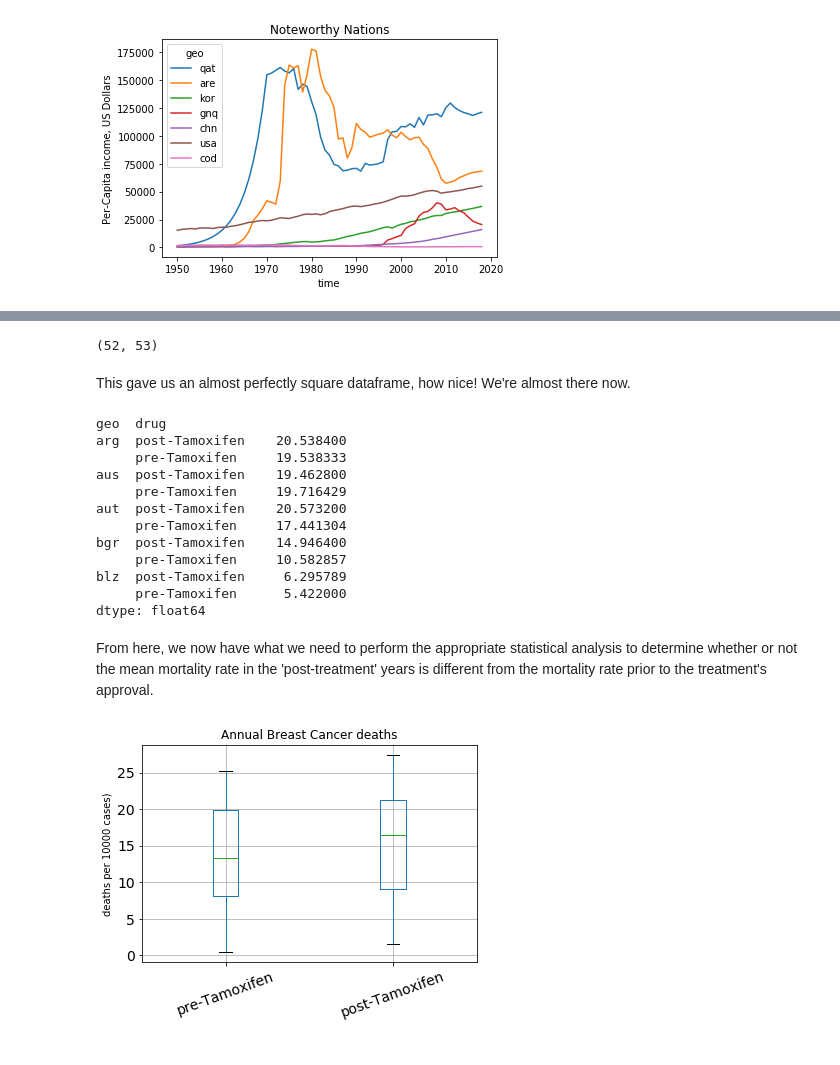
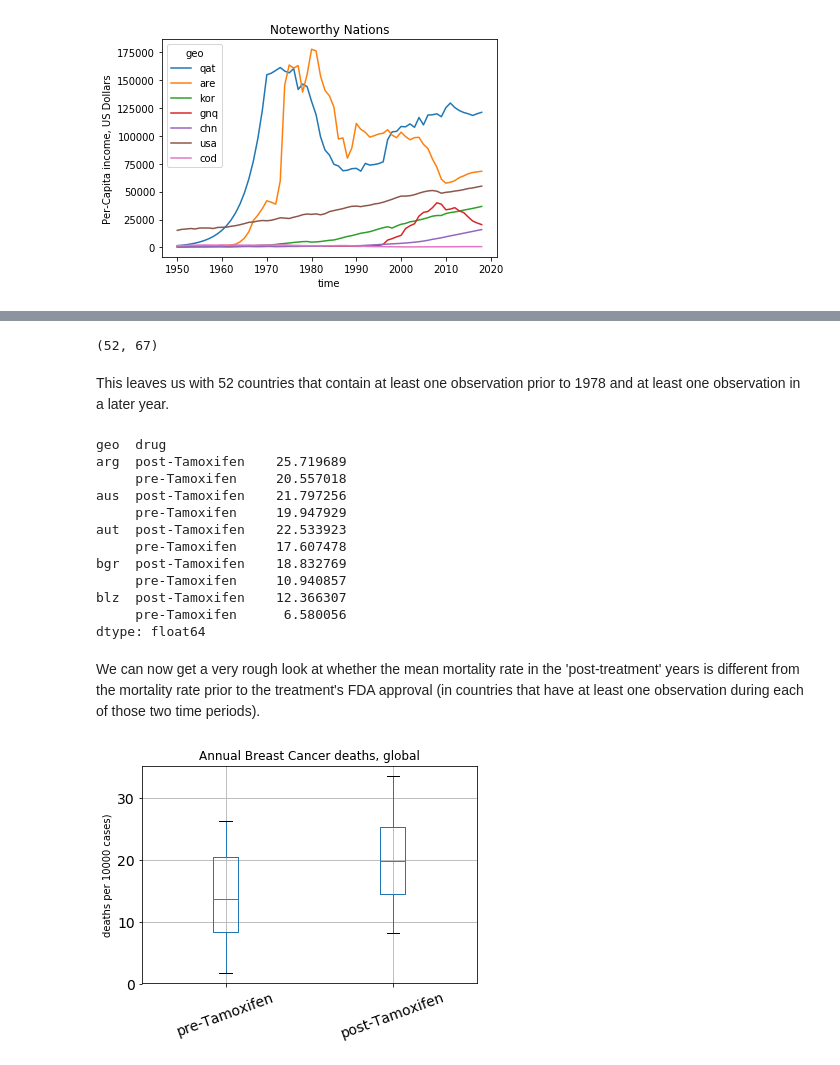
Before and after one commit to njcaminiti/gapminder--systema_globalis, a Jupyter notebook: Investigate_a_Dataset.ipynb, the cells around one changed output, grey strips where cells are left out. Saved outputs shown, nothing was run; the diff lists cells and outputs as text; code cells hidden in the pictures.

Commit message:
Update question 3 analysis

```diff
--- a/Investigate_a_Dataset.ipynb
+++ b/Investigate_a_Dataset.ipynb
@@ -363,8 +373,6 @@ We will attempt to get some insight into this research question by looking at th
 # %%
-# First, we filter out our target indicator and then drop the years in which all values are missing.
-# (countries with no data will be dropped as a result of the filter operation itself)
-# This will allow us to see how much data is available on this particular indicator.
-bcancer = master.filter(regex='breast_cancer.deaths', axis=0).dropna(how='all', axis=1)
+bcancer = master.filter(regex='breast_cancer.deaths',
+                        axis=0).dropna(how='all', axis=1)
 bcancer.index = bcancer.index.droplevel(1)
 print(bcancer.shape)
 print(bcancer.columns)
@@ -417,38 +427,38 @@ Looks like 23 of our remaining countries don't have any data prior to 1978, so w
 # %%
-bcancer = bcancer[bcancer.T.loc[:1977].notna().sum() > 1]
+bcancer = bcancer[bcancer.T.loc[:1978].notna().sum() > 1]
 bcancer.shape
 # %% [output]
-(52, 53)
+(52, 67)
-# %% [markdown]
-This gave us an almost perfectly square dataframe, how nice! We're almost there now.
+# %% [markdown]
+This leaves us with 52 countries that contain at least one observation prior to 1978 and at least one observation in a later year.
 # %%
 # Create group labels
 bcancer = bcancer.T.astype(float)
 bcancer.loc[:1978, 'drug'] = 'pre-Tamoxifen'
 bcancer.loc[1978:, 'drug'] = 'post-Tamoxifen'
 
-# take a look at the means by group to see if our operations worked
+# take a look at the means by group to ensure the grouping operation worked
 allstats = bcancer.groupby('drug').mean()
 allstats.unstack().head(10)
 # %% [output]
 geo  drug
-arg  post-Tamoxifen    20.538400
-     pre-Tamoxifen     19.538333
-aus  post-Tamoxifen    19.462800
-     pre-Tamoxifen     19.716429
-aut  post-Tamoxifen    20.573200
-     pre-Tamoxifen     17.441304
-bgr  post-Tamoxifen    14.946400
-     pre-Tamoxifen     10.582857
-blz  post-Tamoxifen     6.295789
-     pre-Tamoxifen      5.422000
+arg  post-Tamoxifen    25.719689
+     pre-Tamoxifen     20.557018
+aus  post-Tamoxifen    21.797256
+     pre-Tamoxifen     19.947929
+aut  post-Tamoxifen    22.533923
+     pre-Tamoxifen     17.607478
+bgr  post-Tamoxifen    18.832769
+     pre-Tamoxifen     10.940857
+blz  post-Tamoxifen    12.366307
+     pre-Tamoxifen      6.580056
 dtype: float64
 # %% [markdown]
-From here, we now have what we need to perform the appropriate statistical analysis to determine whether or not the mean mortality rate in the 'post-treatment' years is different from the mortality rate prior to the treatment's approval.
+We can now get a very rough look at whether the mean mortality rate in the 'post-treatment' years is different from the mortality rate prior to the treatment's FDA approval (in countries that have at least one observation during each of those two time periods).
 # %%
 allstats.T[['pre-Tamoxifen', 'post-Tamoxifen']].boxplot(rot=20, fontsize=14)
-plt.title("Annual Breast Cancer deaths")
+plt.title("Annual Breast Cancer deaths, global")
 plt.ylabel('deaths per 10000 cases)')
 plt.show()
 # %% [output]
-[figure, old version]
+[figure, new version]
```
Also changed, not shown: parts of 32 cells of this notebook, 5 other files.
